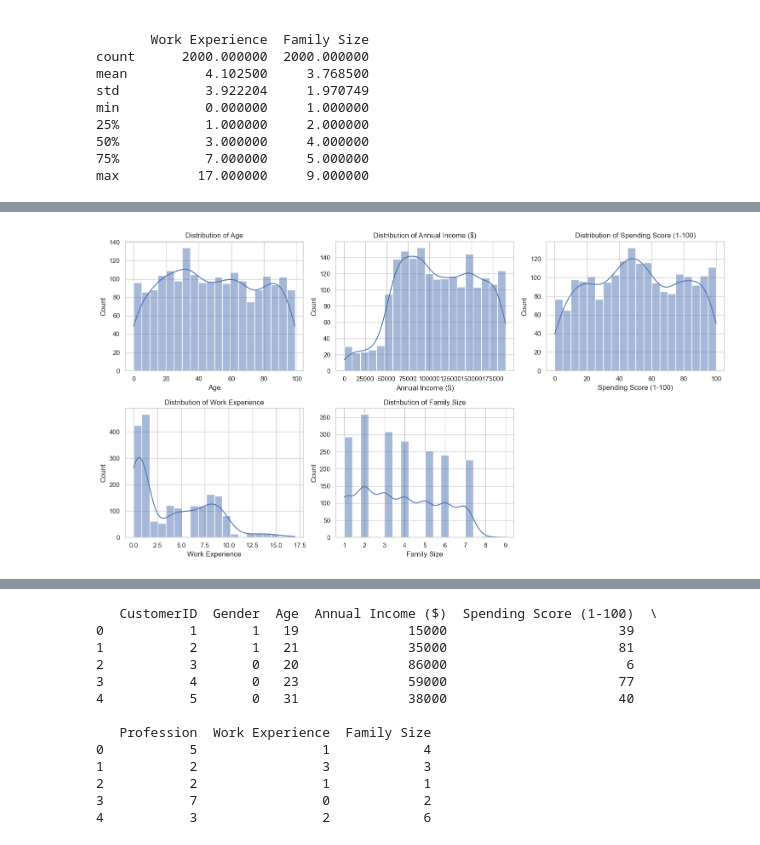
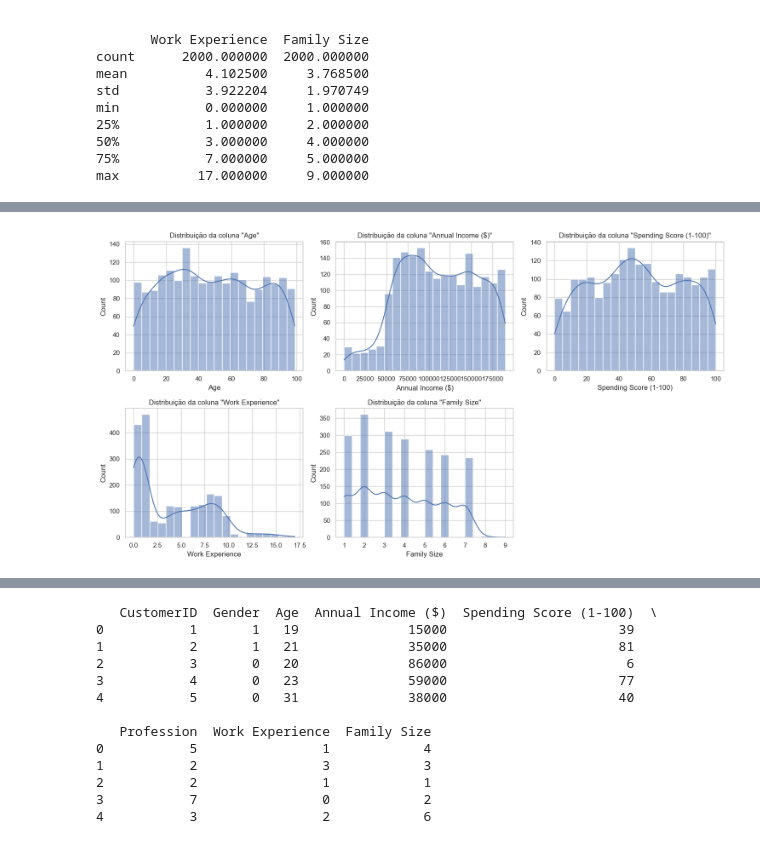
Before and after one commit to RamomLandim/MVP-de-Analise-de-Dados-e-Boas-Praticas, a Jupyter notebook: MVP_Analise_de_Dados.ipynb, the cells around one changed output, grey strips where cells are left out. Cells and saved outputs as stored; diff of their text form; code cells hidden in the pictures.

```diff
--- a/MVP_Analise_de_Dados.ipynb
+++ b/MVP_Analise_de_Dados.ipynb
@@ -150,6 +168,3 @@ min           0.000000     1.000000
 50%           3.000000     4.000000
 75%           7.000000     5.000000
 max          17.000000     9.000000
-# %%
-dataset = dataset.dropna()
-print("The total number of data-points after removing the rows with missing values are:", len(dataset))
@@ -157,0 +183,5 @@ The total number of data-points after removing the rows with missing values are:
+# %%
+# Substituindo NaN em Profession por Outros
+dataset['Profession'] = dataset['Profession'].fillna('Outros')
+
+print(dataset.info())
@@ -158,17 +218,17 @@ The total number of data-points after removing the rows with missing values are:
 # %%
-# Set the style for seaborn
+# Selecionando o estilo para o seaborn
 sns.set(style="whitegrid")
 
-# Visualizing the distribution of numerical features
+# Vizualizando a distribução das variaveis numéricas
 plt.figure(figsize=(15, 8))
 
-# Histograms for numerical features
+# Histogramas para as variaveis numéricais
 for i, col in enumerate(['Age', 'Annual Income ($)', 'Spending Score (1-100)', 'Work Experience', 'Family Size'], start=1):
     plt.subplot(2, 3, i)
     sns.histplot(dataset[col], bins=20, kde=True)
-    plt.title(f'Distribution of {col}')
+    plt.title(f'Distribuição da coluna "{col}"')
 
 plt.tight_layout()
 plt.show()
 # %% [output]
-[figure, old version]
+[figure, new version]
```
Also changed, not shown: parts of 37 cells of this notebook.
